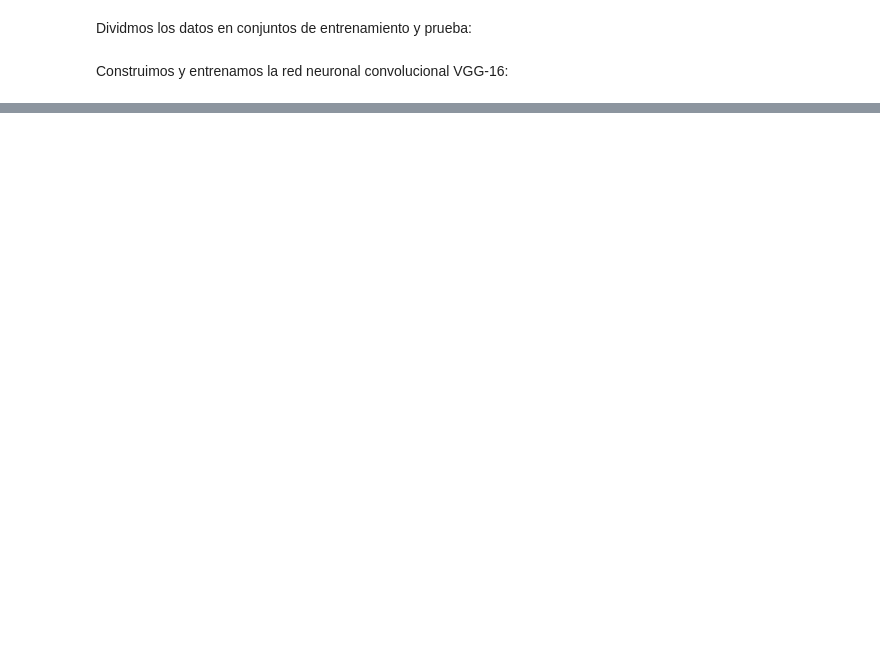
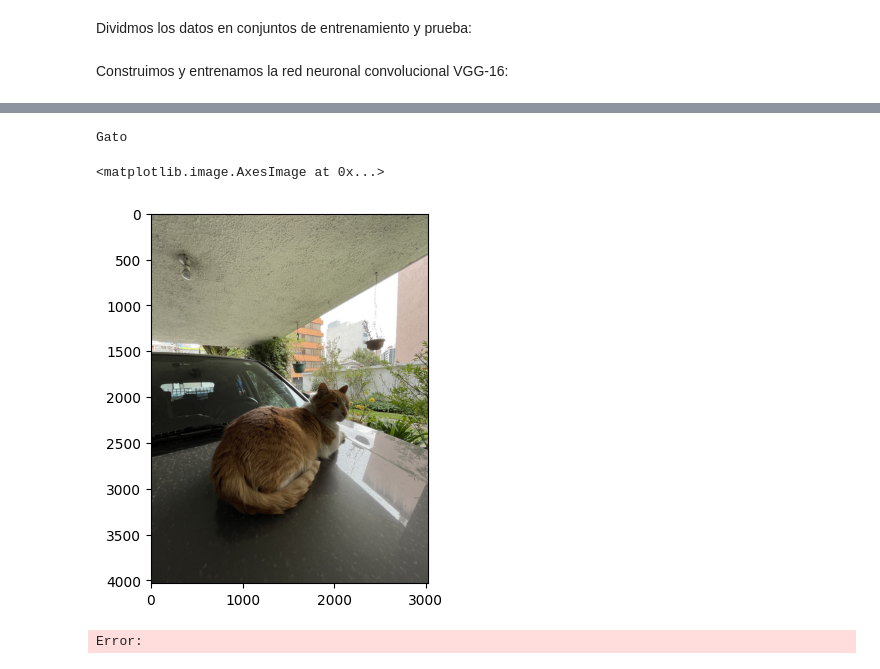
Before and after one commit to sucoabad/Notebooks_PercepcionComputacional, a Jupyter notebook: Clasificacion_Imagenes/Clasificacion_Imagenes_Perros_Gatos_VGG-16_Transfer_Learning.ipynb, the cells around one changed output, grey strips where cells are left out. Drawn from its saved outputs; the diff is of its cells as text; code cells hidden in the pictures; blank space fills up the shorter version.

Commit message:
updated image classification

```diff
--- a/Clasificacion_Imagenes/Clasificacion_Imagenes_Perros_Gatos_VGG-16_Transfer_Learning.ipynb
+++ b/Clasificacion_Imagenes/Clasificacion_Imagenes_Perros_Gatos_VGG-16_Transfer_Learning.ipynb
@@ -71,8 +72,8 @@ def load_images(folder):
                 labels.append(0)
     return images, labels
 
-dogs_images, dogs_labels = load_images('/Users/eugenio/Library/CloudStorage/OneDrive-Personal/UHE/2024 Maestría IA Aplicada/Bases_Datos/Dog')
-cats_images, cats_labels = load_images('/Users/eugenio/Library/CloudStorage/OneDrive-Personal/UHE/2024 Maestría IA Aplicada/Bases_Datos/Cat')
+dogs_images, dogs_labels = load_images('/Users/eugenio/Library/CloudStorage/OneDrive-Personal/UHE/2024 Maestría IA Aplicada/Bases_Datos/Dog_reduced')
+cats_images, cats_labels = load_images('/Users/eugenio/Library/CloudStorage/OneDrive-Personal/UHE/2024 Maestría IA Aplicada/Bases_Datos/Cat_reduced')
 
 # Combinamos los arrays de perros y gatos
 images = np.array(dogs_images + cats_images)
@@ -137,0 +143,16 @@ print(pred)
+# %%
+# Mostramos la etiqueta de la predicción
+if pred[0][0] > pred[0][1]:
+    print('Gato')
+else:
+    print('Perro')
+
+# Mostramos la imagen con la etiqueta en el notebook
+import matplotlib.pyplot as plt
+img = cv2.imread('genaro.jpg')
+plt.imshow(cv2.cvtColor(img, cv2.COLOR_BGR2RGB))
+# %% [output]
+Gato
+<matplotlib.image.AxesImage at 0x...>
+[figure, added]
+Error:
```
Also changed, not shown: parts of 5 cells of this notebook.
